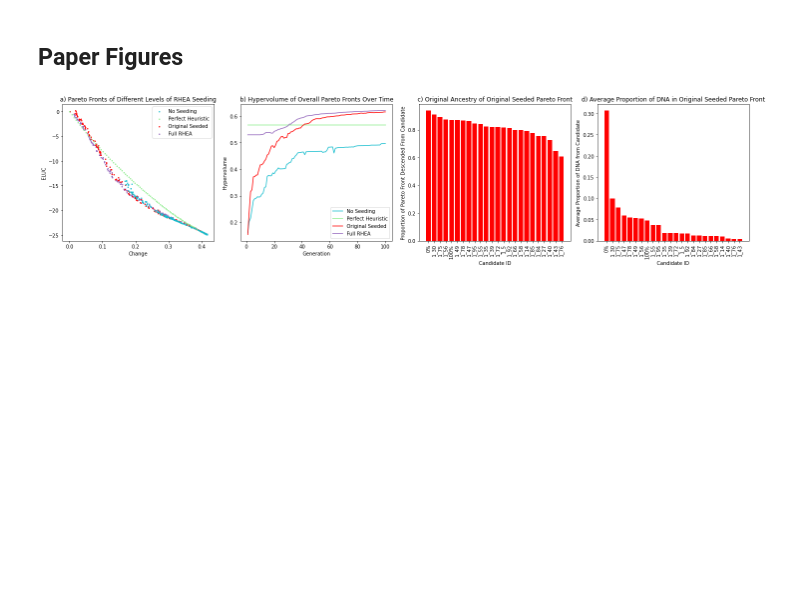
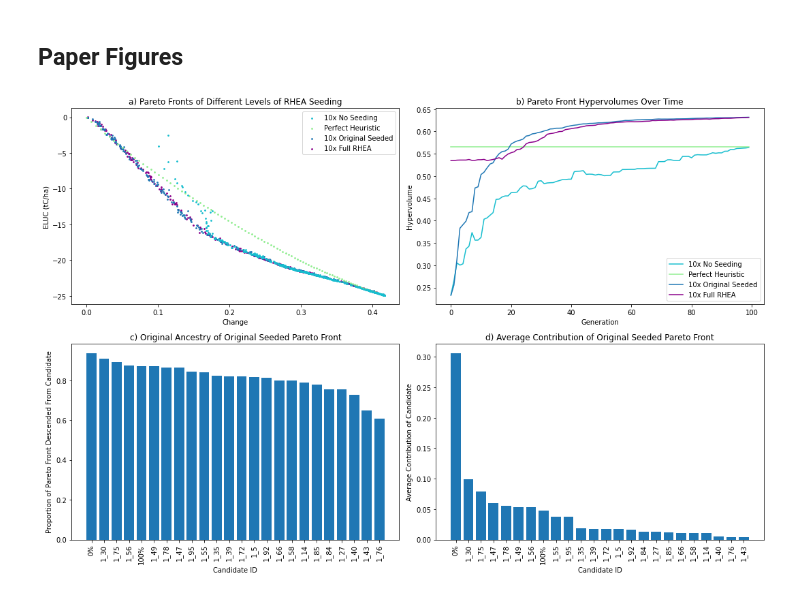
Before and after one commit to Project-Resilience/mvp, a Jupyter notebook: use_cases/eluc/experiments/rhea.ipynb, the cells around one changed output. Saved outputs shown, nothing was run; the diff lists cells and outputs as text; code cells hidden in the pictures; blank space fills up the shorter version.

```diff
--- a/use_cases/eluc/experiments/rhea.ipynb
+++ b/use_cases/eluc/experiments/rhea.ipynb
@@ -165,7 +171,7 @@ def compare_paretos(ax: plt.Axes, results_dfs: list[pd.DataFrame], plot_params:
 # %%
 pareto_params = [
     {"label": "Full RHEA", "s": 3, "color": "C4"},
-    {"label": "Original Seeded", "s": 3, "color": "red"},
+    {"label": "Original Seeded", "s": 3, "color": "C0"},
     {"label": "Perfect Heuristic", "s": 3, "color": "lightgreen"},
     {"label": "No Seeding", "s": 3, "color": "C9"}
 ]
@@ -316,0 +380,23 @@ merged_rhea_results = utils.heuristics.evaluate_prescriptors(merged_rhea_manager
+# %%
+def plot_combined_hypervolumes(ax: plt.Axes, all_hypervolumes: list[list[float]], plot_params: list[dict], title: str=None):
+    for hypervolumes, params in zip(all_hypervolumes, plot_params):
+        ax.plot(hypervolumes, **params)
+
+    ax.legend()
+    ax.set_xlabel("Generation")
+    ax.set_ylabel("Hypervolume")
+    title = title if title else "b) Combined Pareto Front Hypervolumes Over Time"
+    ax.set_title(title)
+    return ax
+# %%
+fig, ax = plt.subplots()
+hv_params = [
+    {"label": "10x No Seeding", "c": "C9"},
+    {"label": "Perfect Heuristic", "c": "lightgreen"},
+    {"label": "10x Original Seeded", "c": "C0"},
+    {"label": "10x Full RHEA", "c": "C4"}
+]
+perfect_hypervolume = get_hypervolume(perfect_results, ref_point, ideal, OUTCOMES)
+perfect_hypervolumes = [perfect_hypervolume] * 100
+ax = plot_combined_hypervolumes(ax, [merged_noseed_hypervolumes, perfect_hypervolumes, merged_seed_hypervolumes, merged_rhea_hypervolumes], hv_params)
+plt.show()
@@ -360,13 +423,27 @@ rhea_hypervolumes = test_hypervolume_merged(rhea_dirs, 100, ref_point, ideal, co
 # %% [markdown]
 ## Paper Figures
 # %%
-fig, axes = plt.subplots(1, 4, figsize=(20, 5), tight_layout=True)
+merged_params = [
+    {"label": "10x Full RHEA", "s": 3, "color": "#8B008B"},
+    {"label": "10x Original Seeded", "s": 3, "color": "C0"},
+    {"label": "Perfect Heuristic", "s": 3, "color": "lightgreen"},
+    {"label": "10x No Seeding", "s": 3, "color": "C9"}
+]
+
+hv_params = [
+    {"label": "10x No Seeding", "c": "C9"},
+    {"label": "Perfect Heuristic", "c": "lightgreen"},
+    {"label": "10x Original Seeded", "c": "C0"},
+    {"label": "10x Full RHEA", "c": "#8B008B"}
+]
+
+fig, axes = plt.subplots(2, 2, figsize=(15, 10), tight_layout=False)
 axes = axes.flatten()
-axes[0] = compare_paretos(axes[0], [full_results, seeded_results, perfect_results, base_results], pareto_params)
-axes[1] = plot_all_hypervolumes(axes[1], all_hypervolumes, hv_params)
+axes[0] = compare_paretos(axes[0], [merged_rhea_results[-1], merged_seed_results[-1], perfect_results, merged_noseed_results[-1]], merged_params, title="a) Pareto Fronts of Different Levels of RHEA Seeding")
+axes[1] = plot_combined_hypervolumes(axes[1], [merged_noseed_hypervolumes, perfect_hypervolumes, merged_seed_hypervolumes, merged_rhea_hypervolumes], hv_params, title="b) Pareto Front Hypervolumes Over Time")
 axes[2] = view_breadth(axes[2], SEEDED_DIR, 100, OUTCOMES)
 axes[3] = view_dna(axes[3], SEEDED_DIR, 100, OUTCOMES)
 plt.savefig(FIGURE_DIR / "rhea-fig.png", dpi=300, format="png")
 plt.show()
 # %% [output]
-[figure, old version]
+[figure, new version]
```
Also changed, not shown: parts of 16 cells of this notebook, 13 other files.
